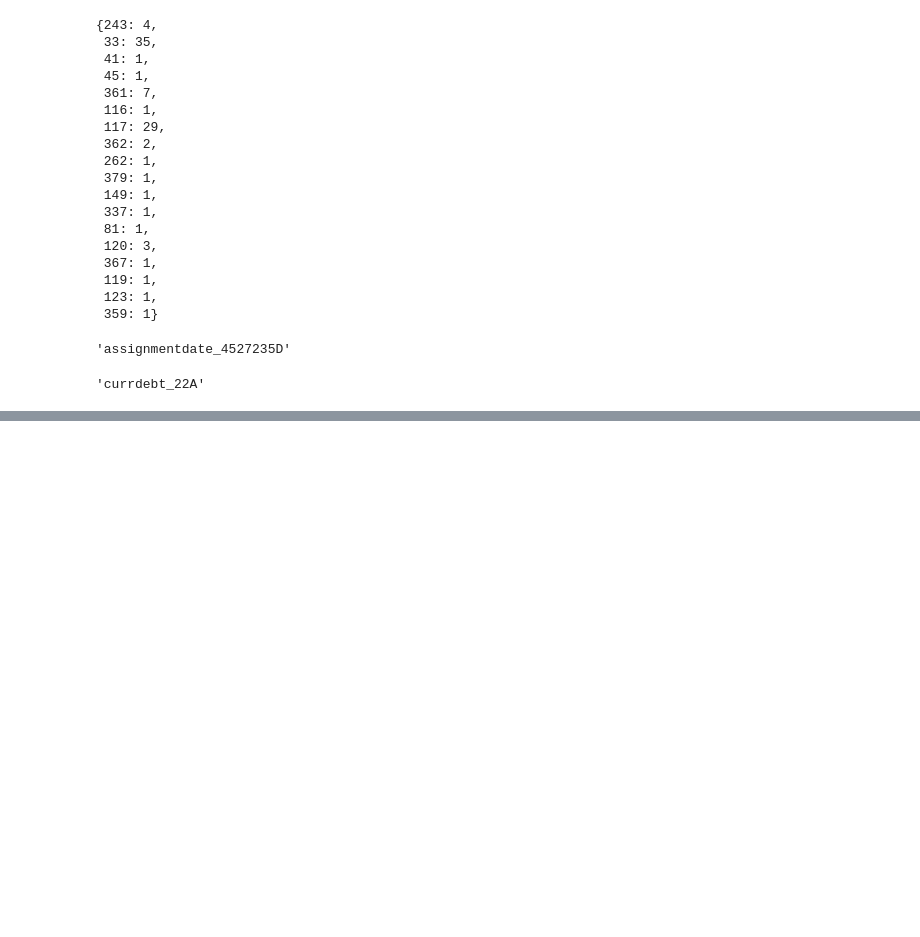
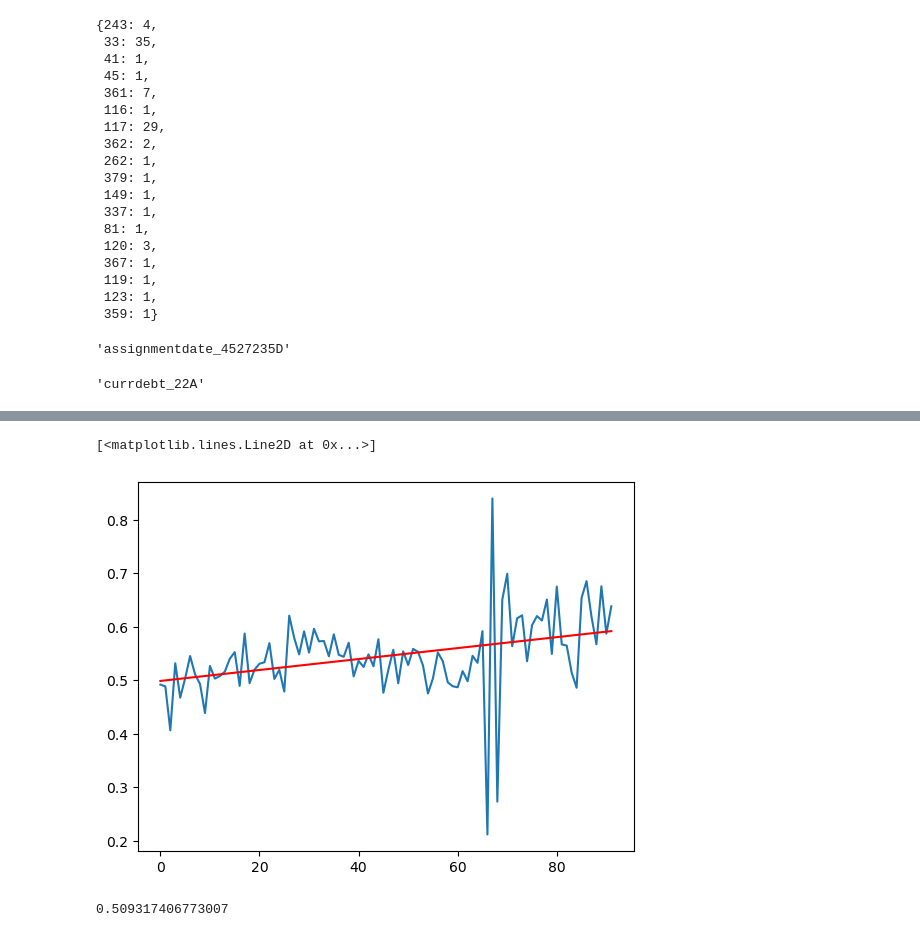
Before and after one commit to jathiel/home_credit, a Jupyter notebook: adaboost.ipynb, the cells around one changed output, grey strips where cells are left out. Cells and saved outputs as stored; diff of their text form; code cells hidden in the pictures; blank space fills up the shorter version.

```diff
--- a/adaboost.ipynb
+++ b/adaboost.ipynb
@@ -187,0 +211,2 @@ Week: 3, Score: 0.6191064220461926, Time: 0.01
+# %%
+gini = 2*np.array(auc_list) - 1
@@ -187,0 +215,2 @@ Week: 3, Score: 0.6191064220461926, Time: 0.01
+# %%
+linear = LinearRegression()
@@ -187,0 +221,13 @@ Week: 3, Score: 0.6191064220461926, Time: 0.01
+# %%
+a = linear.coef_
+b = linear.intercept_
+# %%
+plt.plot(gini)
+plt.plot(m*np.arange(92)+b, color='red')
+# %% [output]
+[<matplotlib.lines.Line2D at 0x...>]
+[figure, added]
+# %%
+gini.mean() + 88.0*min(0,a)-0.5*(gini-(m*np.arange(92)+b)).std()
+# %% [output]
+0.509317406773007
```
Also changed, not shown: parts of 16 cells of this notebook.
